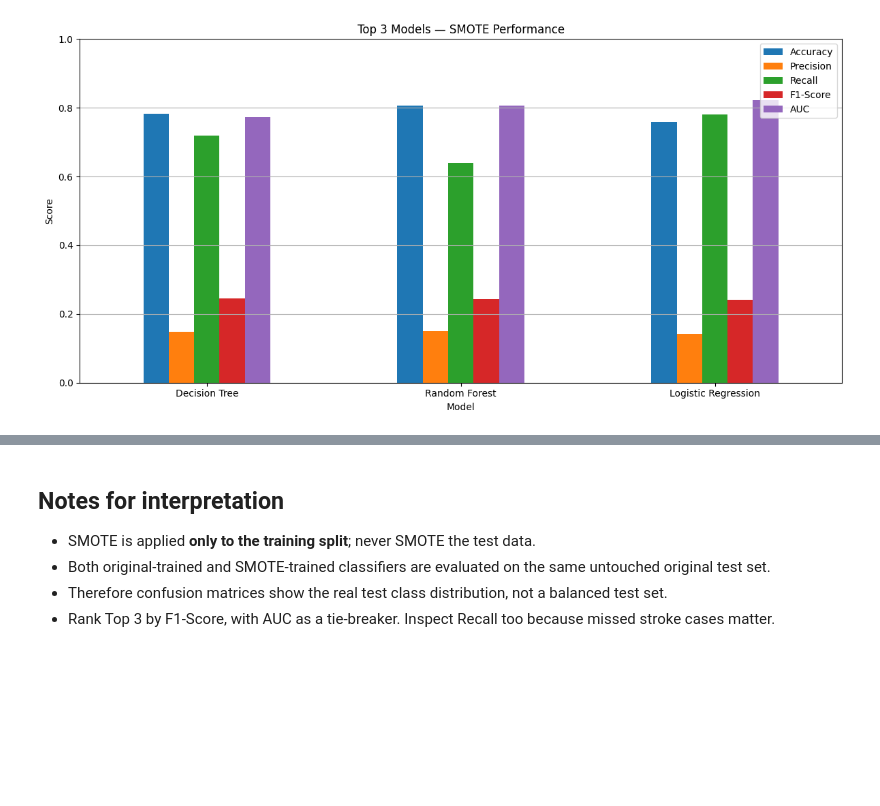
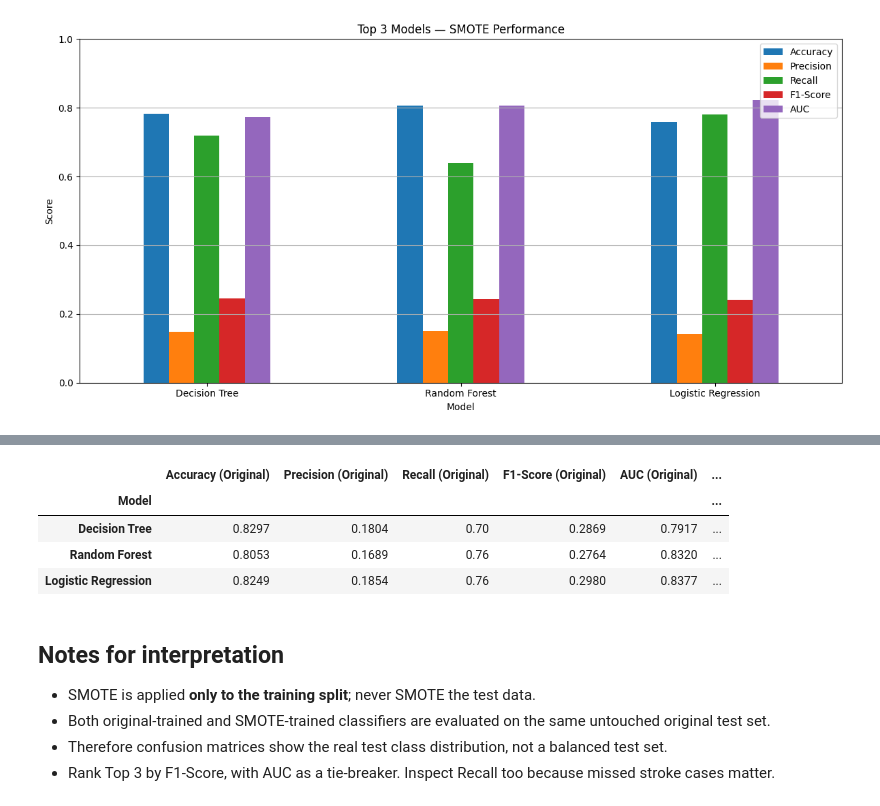
Before and after one commit to koustav241013006127tiu/AI-Python, a Jupyter notebook: labproblem7.ipynb, the cells around one changed output, grey strips where cells are left out. Cells and saved outputs as stored; diff of their text form; code cells hidden in the pictures; blank space fills up the shorter version.

```diff
--- a/labproblem7.ipynb
+++ b/labproblem7.ipynb
@@ -638,0 +584,82 @@ weighted avg       0.90      0.95      0.93      1022
+# %%
+# CELL 31 — Final Top 3: Original vs SMOTE Comparison
+
+# Split original training data into training and validation sets
+X_subtrain, X_validation, y_subtrain, y_validation = train_test_split(
+    X_train, y_train,
+    test_size=0.20,
+    random_state=42,
+    stratify=y_train
+)
+
+# Store the six model names
+model_names = [
+    "Logistic Regression",
+    "Decision Tree",
+    "Random Forest",
+    "SVM",
+    "KNN",
+    "ANN"
+]
+
+updated_original_metrics = []
+
+for name in model_names:
+
+    # Train a temporary model using original data
+    temp_model = create_models()[name]
+    temp_model.fit(X_subtrain, y_subtrain)
+
+    # Get validation probabilities
+    val_prob = temp_model.predict_proba(X_validation)[:, 1]
+
+    # Find the best threshold using validation F1-score
+    thresholds = np.arange(0.01, 0.96, 0.01)
+
+    best_threshold = 0.50
+    best_f1 = -1
+
+    for threshold in thresholds:
+        val_pred = (val_prob >= threshold).astype(int)
+
+        score = f1_score(
+            y_validation, val_pred, zero_division=0
+        )
+
+        if score > best_f1:
+            best_f1 = score
+            best_threshold = threshold
+
+    # Train the final model on complete original training data
+    final_model = create_models()[name]
+    final_model.fit(X_train, y_train)
+
+    # Predict on the untouched test data
+    test_prob = final_model.predict_proba(X_test)[:, 1]
+    test_pred = (test_prob >= best_threshold).astype(int)
+
+    updated_original_metrics.append({
+        "Model": name,
+        "Accuracy": accuracy_score(y_test, test_pred),
+        "Precision": precision_score(y_test, test_pred, zero_division=0),
+        "Recall": recall_score(y_test, test_pred, zero_division=0),
+        "F1-Score": f1_score(y_test, test_pred, zero_division=0),
+        "AUC": roc_auc_score(y_test, test_prob)
+    })
+
+# Create updated Original results table
+original_df = pd.DataFrame(
+    updated_original_metrics
+).set_index("Model")
+
+# Compare Original and SMOTE results
+comparison_df = original_df.add_suffix(" (Original)").join(
+    smote_df.add_suffix(" (SMOTE)")
+)
+
+# Select the same Top 3 SMOTE models
+top3_names = top_3_smote["Model"].tolist()
+
+print("FINAL TOP 3: ORIGINAL vs SMOTE COMPARISON")
+display(comparison_df.loc[top3_names].round(4))
+# %% [output]
@@ -639,3 +667,8 @@ weighted avg       0.90      0.95      0.93      1022
+|  | Accuracy (Original) | Precision (Original) | Recall (Original) | F1-Score (Original) | AUC (Original) | ... |
+| Model |  |  |  |  |  | ... |
+| Decision Tree | 0.8297 | 0.1804 | 0.70 | 0.2869 | 0.7917 | ... |
+| Random Forest | 0.8053 | 0.1689 | 0.76 | 0.2764 | 0.8320 | ... |
+| Logistic Regression | 0.8249 | 0.1854 | 0.76 | 0.2980 | 0.8377 | ... |
 # %% [markdown]
 ## Notes for interpretation
 - SMOTE is applied **only to the training split**; never SMOTE the test data.
```
Also changed, not shown: parts of 3 cells of this notebook.
